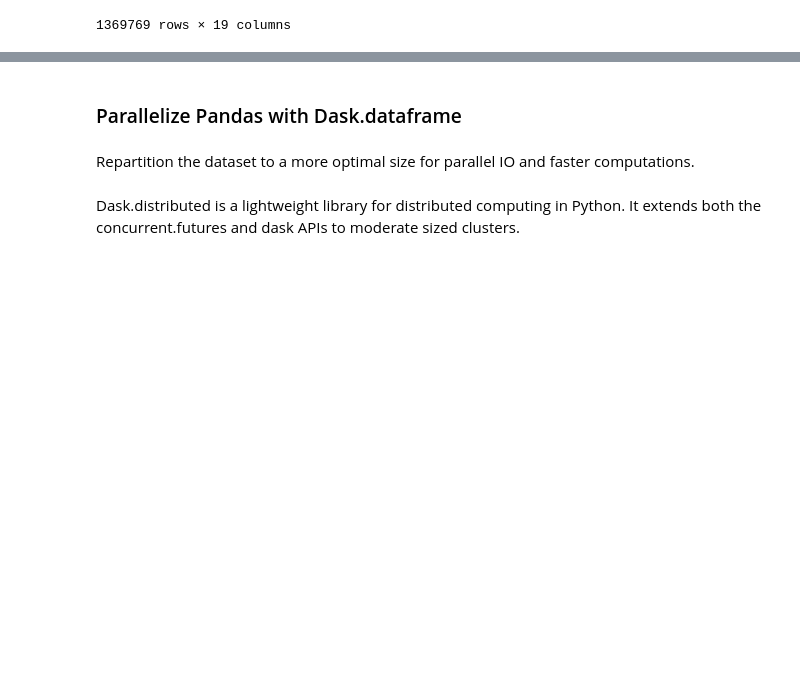
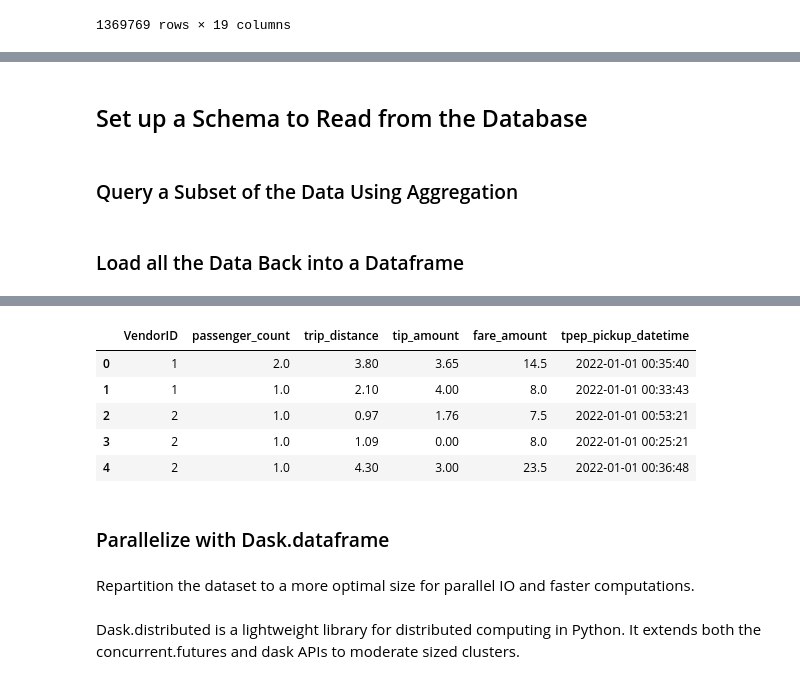
Before and after one commit to blink1073/mongodb-world-builders-fest, a Jupyter notebook: nyc-taxi-dask.ipynb, the cells around one changed output, grey strips where cells are left out. Drawn from its saved outputs; the diff is of its cells as text; code cells hidden in the pictures; blank space fills up the shorter version.

```diff
--- a/nyc-taxi-dask.ipynb
+++ b/nyc-taxi-dask.ipynb
@@ -77,0 +122,5 @@ df
+# %%
+from pymongo import MongoClient
+client = MongoClient()
+client.admin.command('ping')
+client.topology_description
@@ -77,0 +132,8 @@ df
+# %%
+from pymongo import MongoClient
+from pyarrow.parquet import read_table
+from pymongoarrow.api import write
+data = read_table("./yellow_tripdata_2022-01.parquet")
+coll = client.test.test
+coll.drop()
+write(coll, data)
@@ -77,0 +147,2 @@ df
+# %% [markdown]
+## Set up a Schema to Read from the Database
@@ -77,0 +162,21 @@ df
+# %% [markdown]
+### Query a Subset of the Data Using Aggregation
+# %% [markdown]
+### Load all the Data Back into a Dataframe
+# %%
+from dask.dataframe import from_pandas
+from pyarrow import int64, float64, timestamp
+from pymongoarrow.api import Schema
+from pymongoarrow.monkey import patch_all
+patch_all()
+schema = Schema(dict(
+    VendorID=int64(),
+    passenger_count=float64(),
+    trip_distance=float64(),
+    tip_amount=float64(),
+    fare_amount=float64(),
+    tpep_pickup_datetime=timestamp('ms')))
+
+df = coll.find_pandas_all({}, schema=schema)
+df.head()
+# %% [output]
@@ -78,4 +187,10 @@ df
+|  | VendorID | passenger_count | trip_distance | tip_amount | fare_amount | tpep_pickup_datetime |
+| 0 | 1 | 2.0 | 3.80 | 3.65 | 14.5 | 2022-01-01 00:35:40 |
+| 1 | 1 | 1.0 | 2.10 | 4.00 | 8.0 | 2022-01-01 00:33:43 |
+| 2 | 2 | 1.0 | 0.97 | 1.76 | 7.5 | 2022-01-01 00:53:21 |
+| 3 | 2 | 1.0 | 1.09 | 0.00 | 8.0 | 2022-01-01 00:25:21 |
+| 4 | 2 | 1.0 | 4.30 | 3.00 | 23.5 | 2022-01-01 00:36:48 |
 # %% [markdown]
-### Parallelize Pandas with Dask.dataframe
+### Parallelize with Dask.dataframe
 # %%
 import dask.dataframe as dd
```
Also changed, not shown: parts of 32 cells of this notebook.
